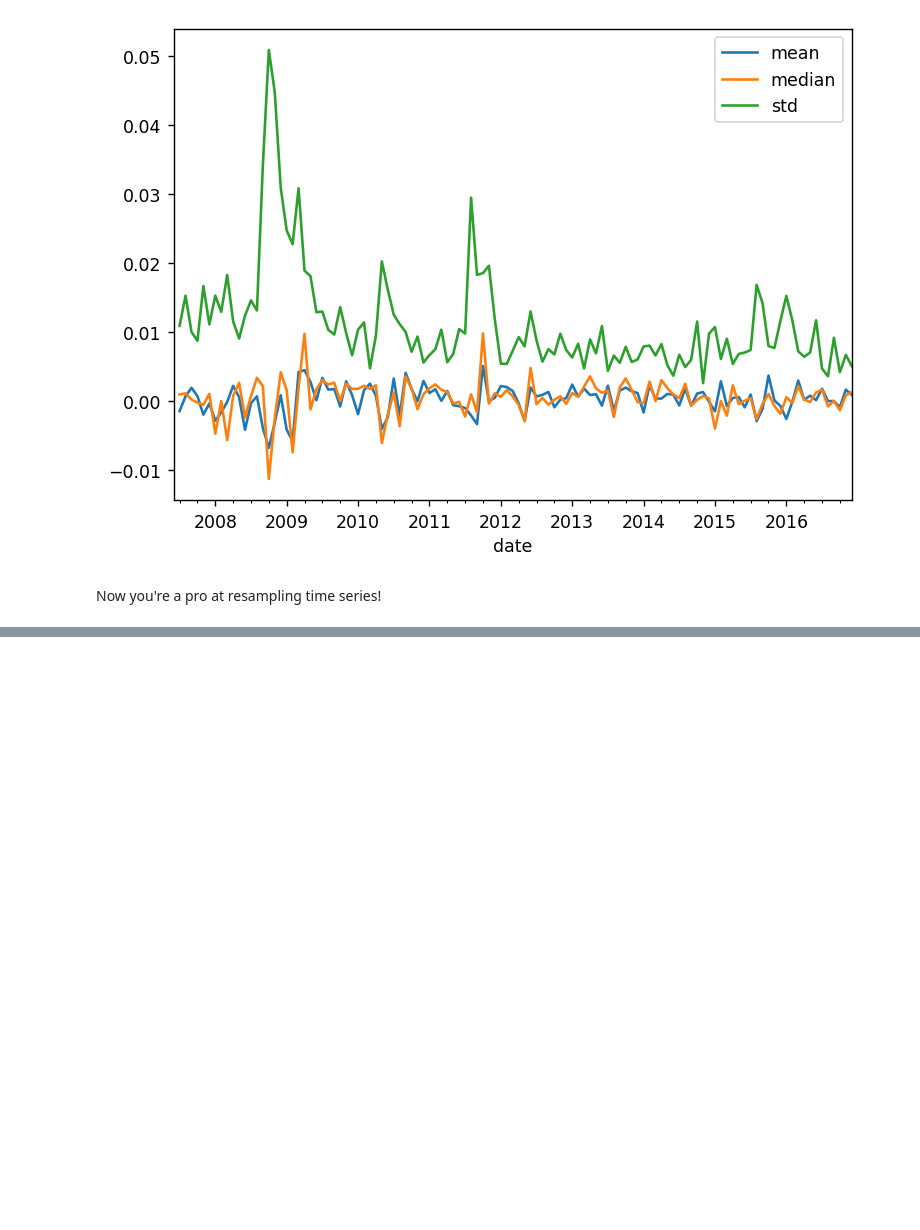
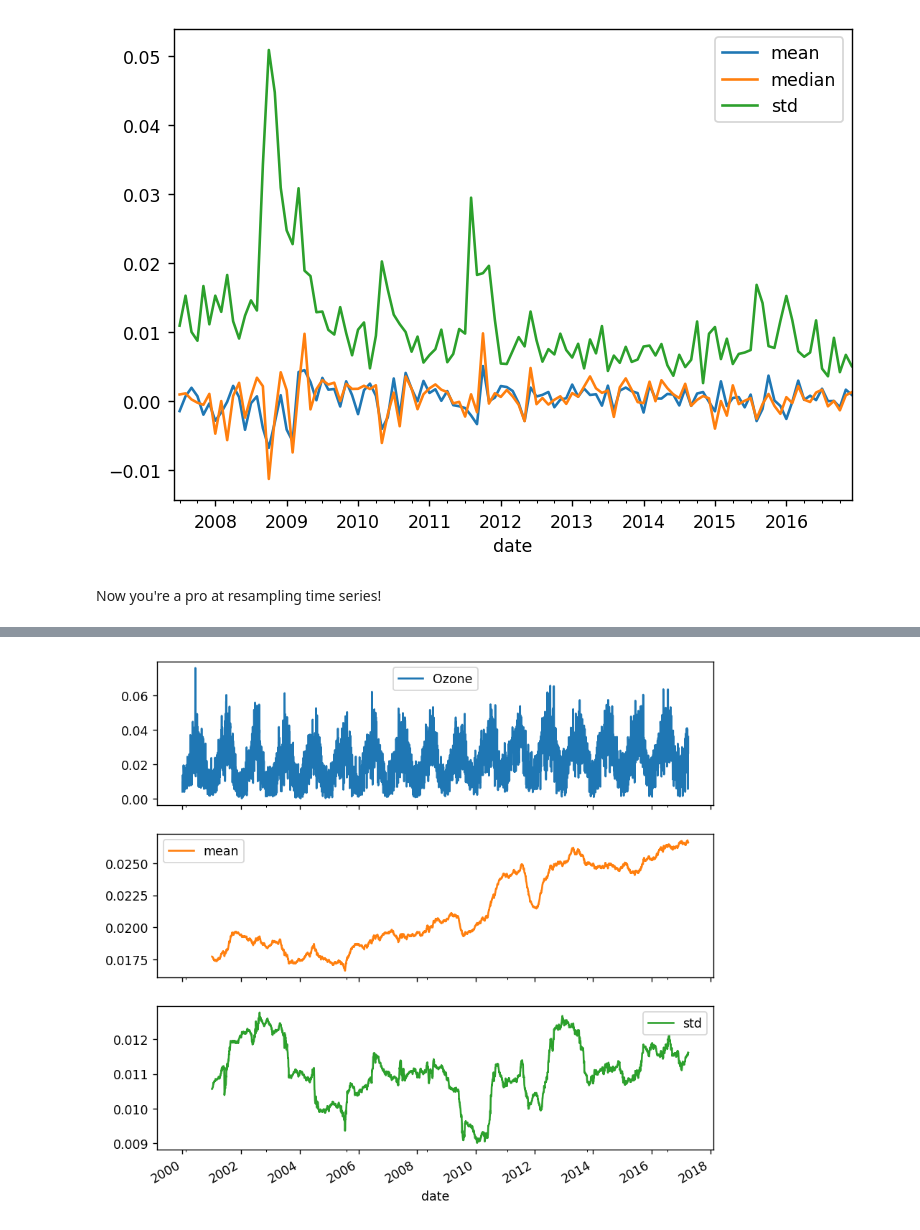
Before and after one commit to anhhaibkhn/Data-Science-selfstudy-notes-Blog, a Jupyter notebook: _notebooks/Manipulating Time Series Data in Python/2022-08-25-Manipulating Time Series Data in Python.ipynb, the cells around one changed output, grey strips where cells are left out. Drawn from its saved outputs; the diff is of its cells as text; code cells hidden in the pictures; blank space fills up the shorter version.

```diff
--- a/_notebooks/Manipulating Time Series Data in Python/2022-08-25-Manipulating Time Series Data in Python.ipynb
+++ b/_notebooks/Manipulating Time Series Data in Python/2022-08-25-Manipulating Time Series Data in Python.ipynb
@@ -1249,0 +1250,17 @@ Now you're a pro at resampling time series!
+# %%
+plt.rcParams["figure.figsize"] = (8,8)
+# %%
+# data = pd.read_csv('ozone.csv', parse_dates=['date'], index_col='date').dropna()
+data = pd.read_csv('./datasets/ozone_nyc.csv', parse_dates=['date'], index_col='date').dropna()
+
+# Calculate the rolling mean and std here
+rolling_stats = data['Ozone'].rolling(360).agg(['mean', 'std'])
+
+# Join rolling_stats with ozone data
+stats = data.join(rolling_stats)
+
+# Plot data
+stats.plot(subplots=True)
+plt.show()
+# %% [output]
+[figure, added]
```
Also changed, not shown: parts of 87 cells of this notebook, 2 other files.
